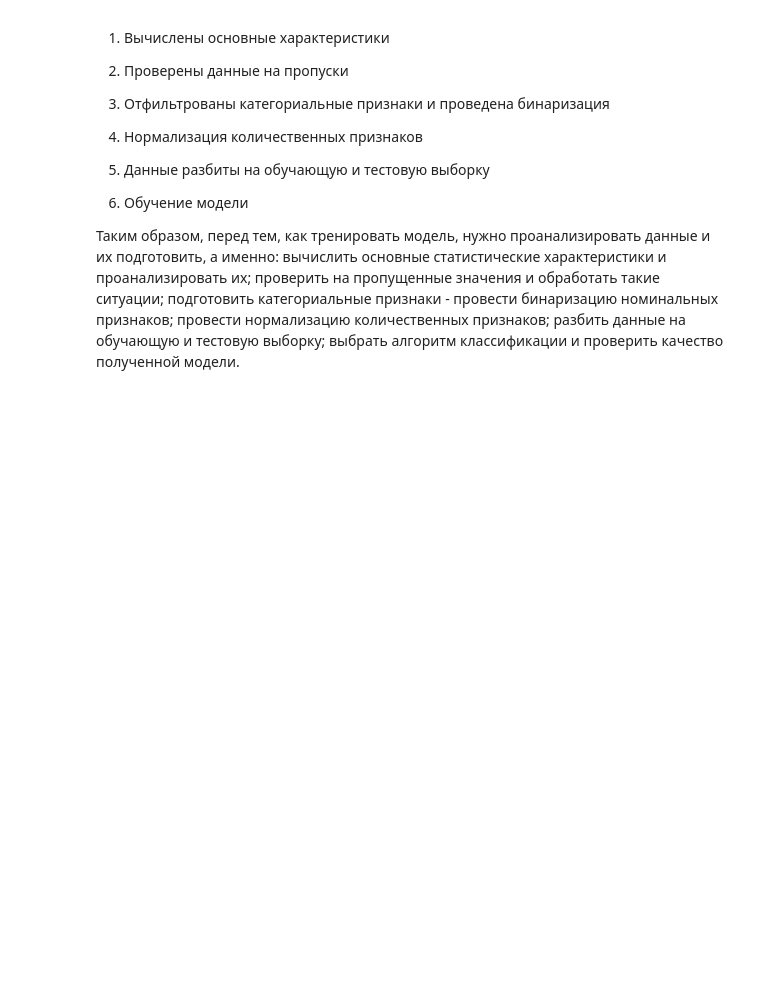
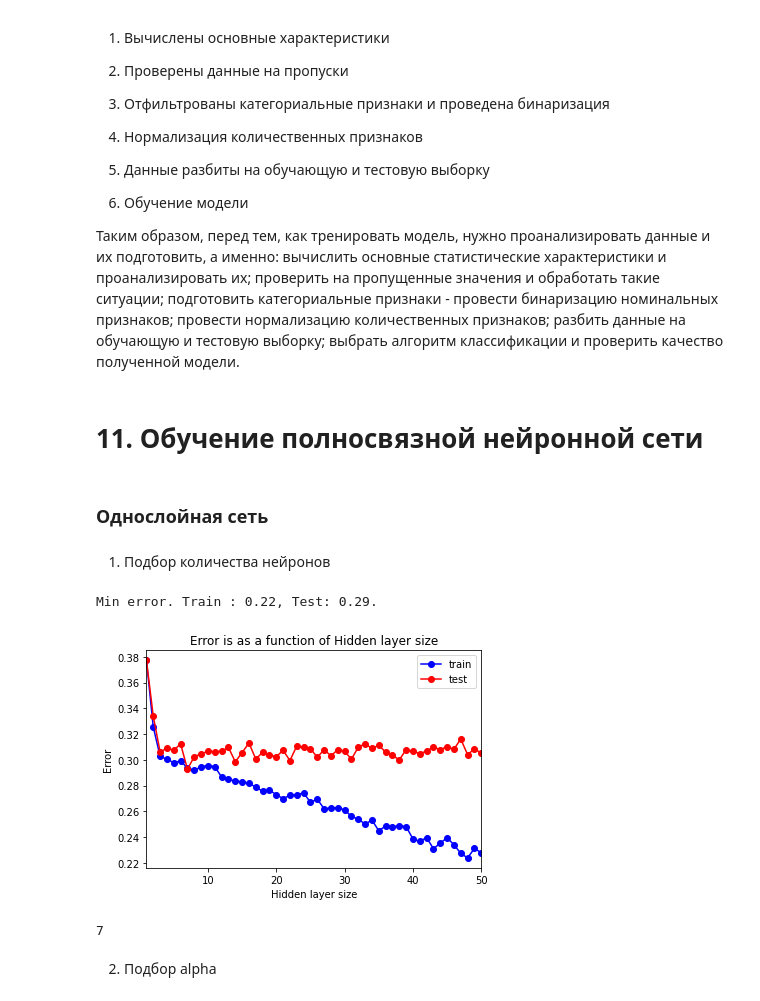
Before and after one commit to Oleg-ui/Machine-Learning-Course, a Jupyter notebook: Task1.ipynb, the cells around one changed output. Saved outputs shown, nothing was run; the diff lists cells and outputs as text; code cells hidden in the pictures; blank space fills up the shorter version.

```diff
--- a/Task1.ipynb
+++ b/Task1.ipynb
@@ -500,3 +500,60 @@ MSE. Train : 0.46, Test: 0.45.
 6) Обучение модели
 
 Таким образом, перед тем, как тренировать модель, нужно проанализировать данные и их подготовить, а именно: вычислить основные статистические характеристики и проанализировать их; проверить на пропущенные значения и обработать такие ситуации; подготовить категориальные признаки - провести бинаризацию номинальных признаков; провести нормализацию количественных признаков; разбить данные на обучающую и тестовую выборку; выбрать алгоритм классификации и проверить качество полученной модели.
+# %% [markdown]
+# 11. Обучение полносвязной нейронной сети
+# %% [markdown]
+### Однослойная сеть
+# %% [markdown]
+1) Подбор количества нейронов
+# %%
+from sklearn.neural_network import MLPClassifier
+from sklearn.metrics import accuracy_score
+from tqdm import tqdm
+
+from sklearn.datasets import make_classification
+from sklearn.linear_model import LogisticRegression
+from sklearn.model_selection import train_test_split
+from sklearn.pipeline import make_pipeline
+from sklearn.preprocessing import StandardScaler
+import sklearn.preprocessing as preprocessing
+
+layerSize = np.linspace(1, 50, 50)
+layerSize = layerSize.astype(int)
+test_err, train_err = [], []
+
+min_max_scaler = preprocessing.MinMaxScaler()
+X_train_minmax = min_max_scaler.fit_transform(X_train)
+
+X_test_minmax = min_max_scaler.transform(X_test)
+
+for size in tqdm(layerSize):
+    model = MLPClassifier(hidden_layer_sizes=(size,),
+                          solver='lbfgs', activation='logistic', max_iter=100000000, random_state=42)
+    model.fit(X_train_minmax, y_train)
+
+    y_train_pred = model.predict(X_train_minmax)
+    y_test_pred = model.predict(X_test_minmax)
+
+    train_err.append(np.mean(y_train != y_train_pred))
+    test_err.append(np.mean(y_test != y_test_pred))
+# %%
+plt.plot(layerSize, train_err, 'b-o', label = 'train')
+plt.plot(layerSize, test_err, 'r-o', label = 'test')
+plt.xlim([np.min(layerSize), np.max(layerSize)])
+plt.title('Error is as a function of Hidden layer size')
+plt.xlabel('Hidden layer size')
+plt.ylabel('Error')
+plt.legend()
+
+print("Min error. Train : {:.2f}, Test: {:.2f}. ".format(np.min(train_err), np.min(test_err)))
+# %% [output]
+Min error. Train : 0.22, Test: 0.29.
+[figure, added]
+# %%
+layer_opt = layerSize[np.argmin(test_err)]
+print(layer_opt)
+# %% [output]
+7
+# %% [markdown]
+2) Подбор alpha
```
Also changed, not shown: parts of 22 cells of this notebook.
